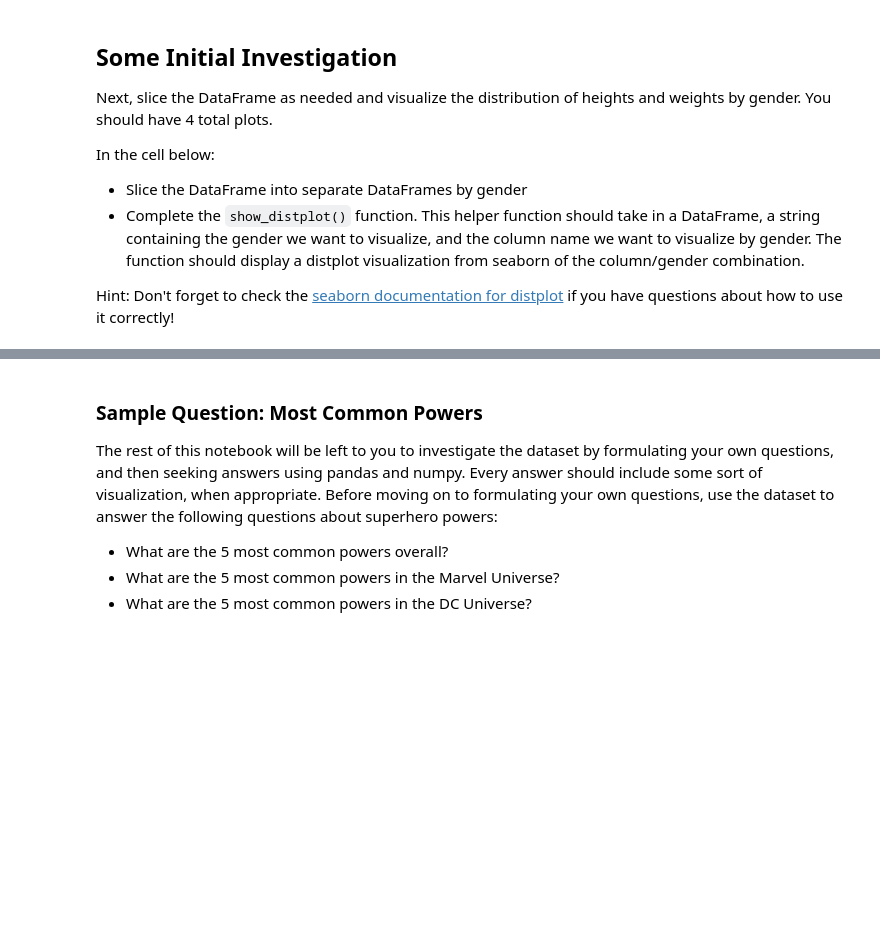
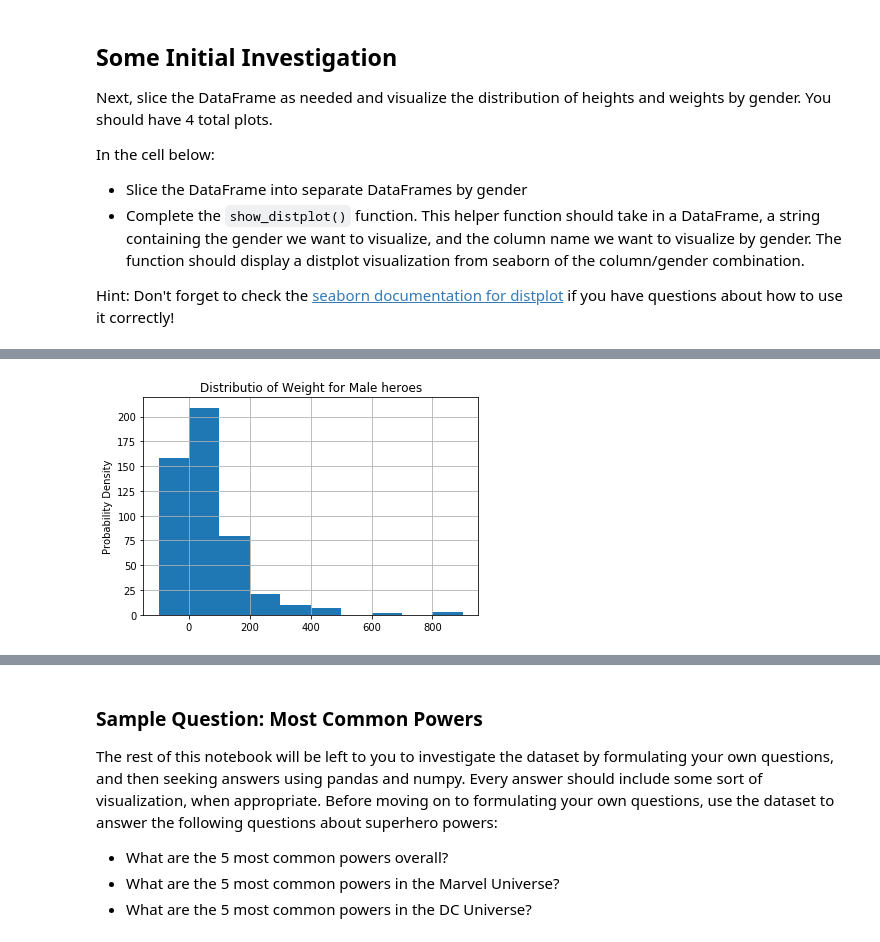
Before and after one commit to kagada01/dsc-data-cleaning-project-online-ds-sp-000, a Jupyter notebook: index.ipynb, the cells around one changed output, grey strips where cells are left out. Cells and saved outputs as stored; diff of their text form; code cells hidden in the pictures; blank space fills up the shorter version.

```diff
--- a/index.ipynb
+++ b/index.ipynb
@@ -184,4 +225,7 @@ def show_distplot(dataframe, gender, column_name):
 # %%
 # Male Weight
+show_distplot(male_heroes_df, 'Male', 'Weight')
+# %% [output]
+[figure, added]
 # %%
 # Female Height
```
Also changed, not shown: parts of 14 cells of this notebook.
